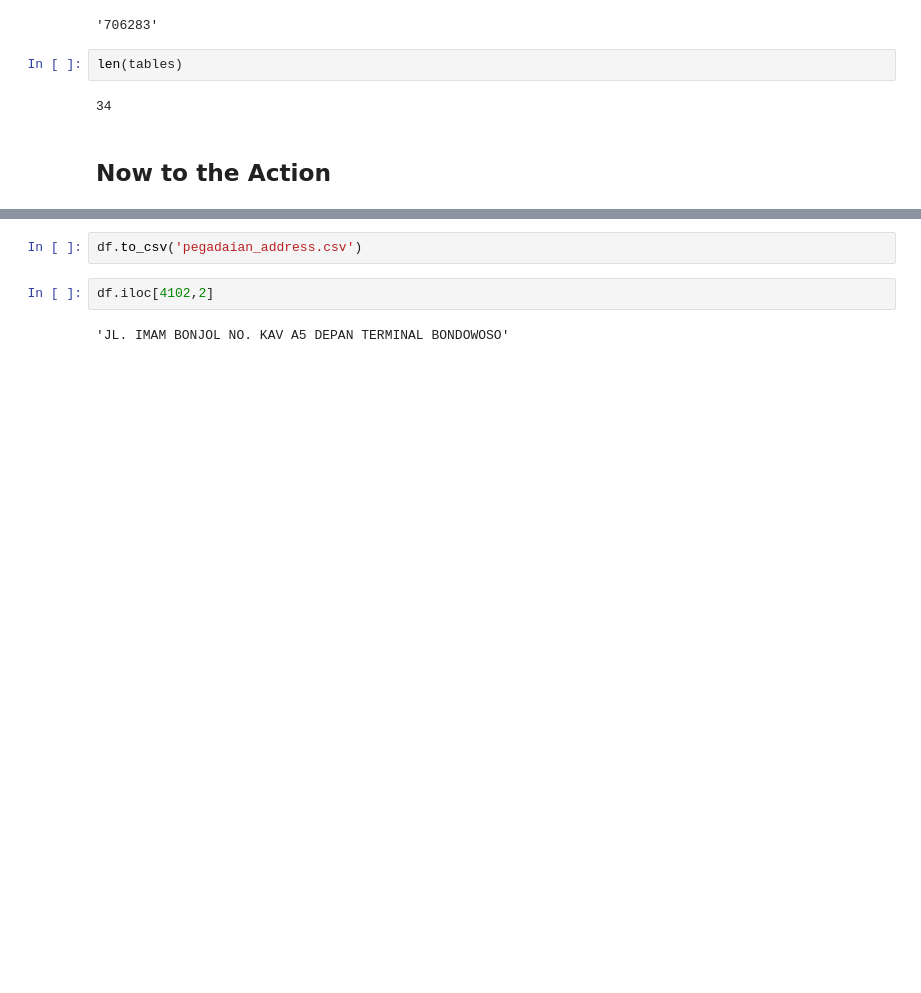
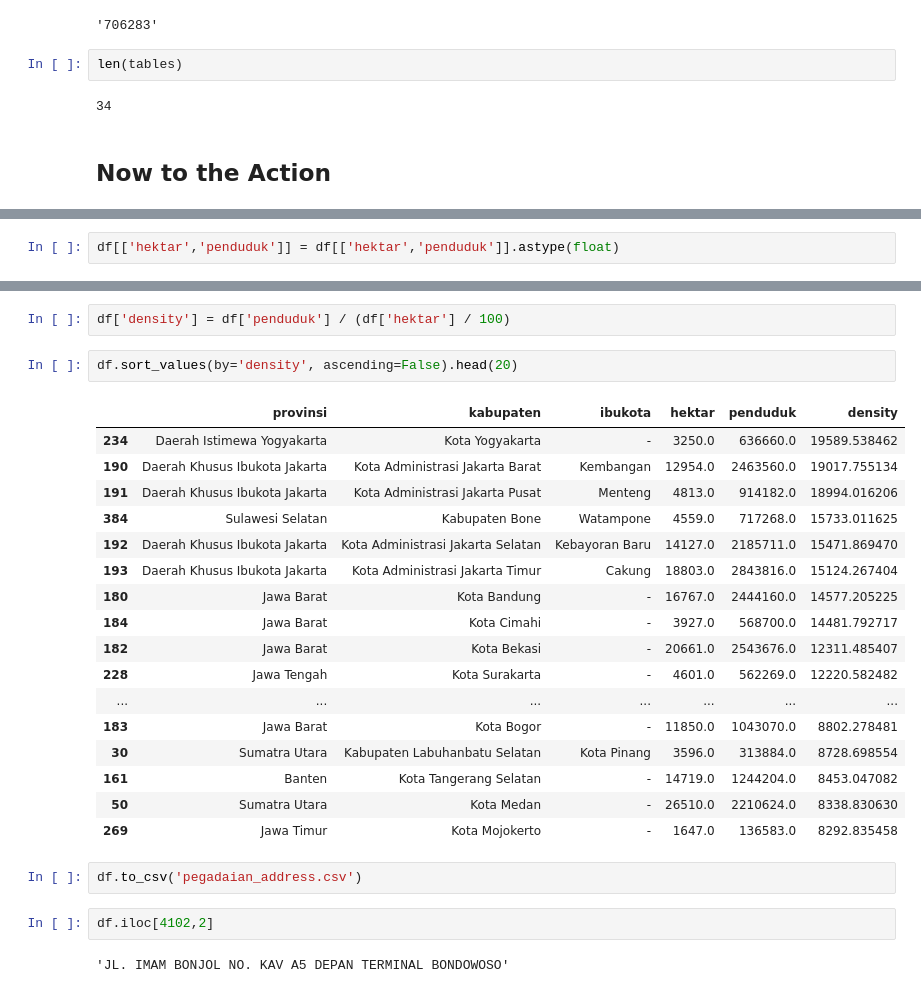
Before and after one commit to alifsuss/KabupatenDataIndonesia, a Jupyter notebook: KabupatenDataIndonesia_scrap.ipynb, the cells around one changed output, grey strips where cells are left out. Cells and saved outputs as stored; diff of their text form; blank space fills up the shorter version.

```diff
--- a/KabupatenDataIndonesia_scrap.ipynb
+++ b/KabupatenDataIndonesia_scrap.ipynb
@@ -169,0 +170,2 @@ display(df)
+# %%
+df[['hektar','penduduk']] = df[['hektar','penduduk']].astype(float)
@@ -170,3 +181,25 @@ display(df)
+# %%
+df['density'] = df['penduduk'] / (df['hektar'] / 100)
+# %%
+df.sort_values(by='density', ascending=False).head(20)
+# %% [output]
+|  | provinsi | kabupaten | ibukota | hektar | penduduk | density |
+| 234 | Daerah Istimewa Yogyakarta | Kota Yogyakarta | - | 3250.0 | 636660.0 | 19589.538462 |
+| 190 | Daerah Khusus Ibukota Jakarta | Kota Administrasi Jakarta Barat | Kembangan | 12954.0 | 2463560.0 | 19017.755134 |
+| 191 | Daerah Khusus Ibukota Jakarta | Kota Administrasi Jakarta Pusat | Menteng | 4813.0 | 914182.0 | 18994.016206 |
+| 384 | Sulawesi Selatan | Kabupaten Bone | Watampone | 4559.0 | 717268.0 | 15733.011625 |
+| 192 | Daerah Khusus Ibukota Jakarta | Kota Administrasi Jakarta Selatan | Kebayoran Baru | 14127.0 | 2185711.0 | 15471.869470 |
+| 193 | Daerah Khusus Ibukota Jakarta | Kota Administrasi Jakarta Timur | Cakung | 18803.0 | 2843816.0 | 15124.267404 |
+| 180 | Jawa Barat | Kota Bandung | - | 16767.0 | 2444160.0 | 14577.205225 |
+| 184 | Jawa Barat | Kota Cimahi | - | 3927.0 | 568700.0 | 14481.792717 |
+| 182 | Jawa Barat | Kota Bekasi | - | 20661.0 | 2543676.0 | 12311.485407 |
+| 228 | Jawa Tengah | Kota Surakarta | - | 4601.0 | 562269.0 | 12220.582482 |
+| ... | ... | ... | ... | ... | ... | ... |
+| 183 | Jawa Barat | Kota Bogor | - | 11850.0 | 1043070.0 | 8802.278481 |
+| 30 | Sumatra Utara | Kabupaten Labuhanbatu Selatan | Kota Pinang | 3596.0 | 313884.0 | 8728.698554 |
+| 161 | Banten | Kota Tangerang Selatan | - | 14719.0 | 1244204.0 | 8453.047082 |
+| 50 | Sumatra Utara | Kota Medan | - | 26510.0 | 2210624.0 | 8338.830630 |
+| 269 | Jawa Timur | Kota Mojokerto | - | 1647.0 | 136583.0 | 8292.835458 |
 # %%
 df.to_csv('pegadaian_address.csv')
 # %%
```
Also changed, not shown: parts of 3 cells of this notebook, 1 other file.
